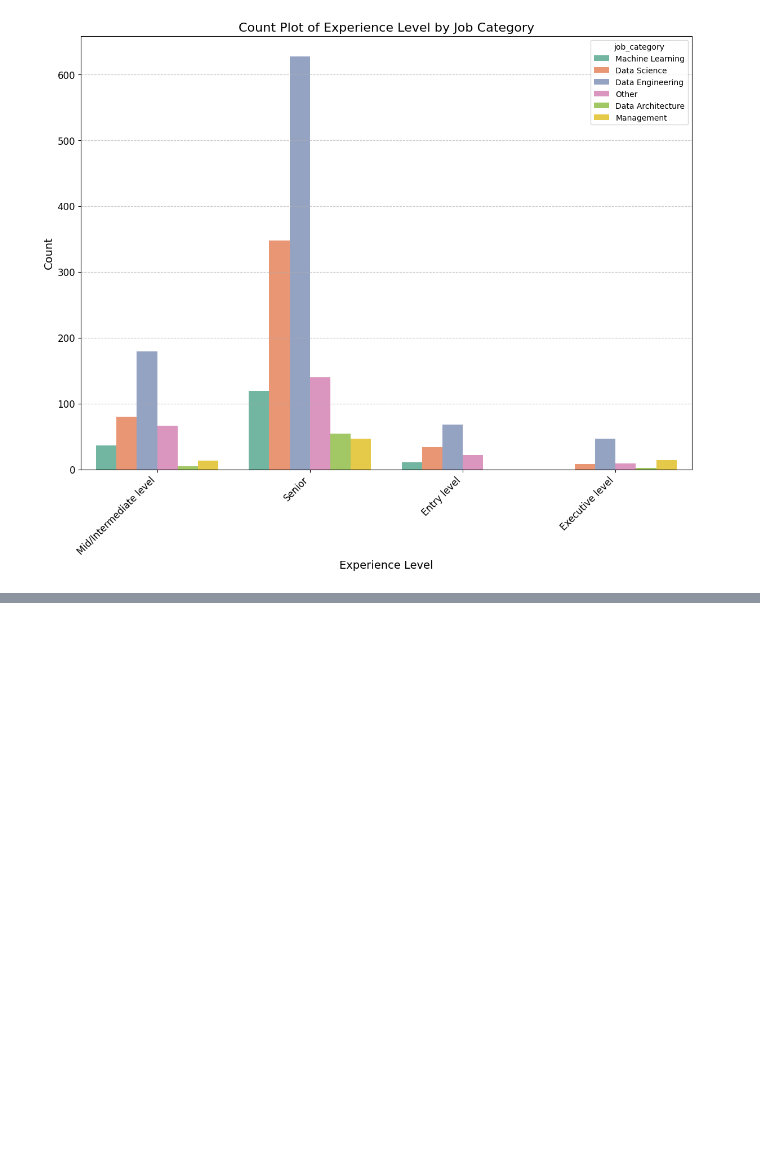
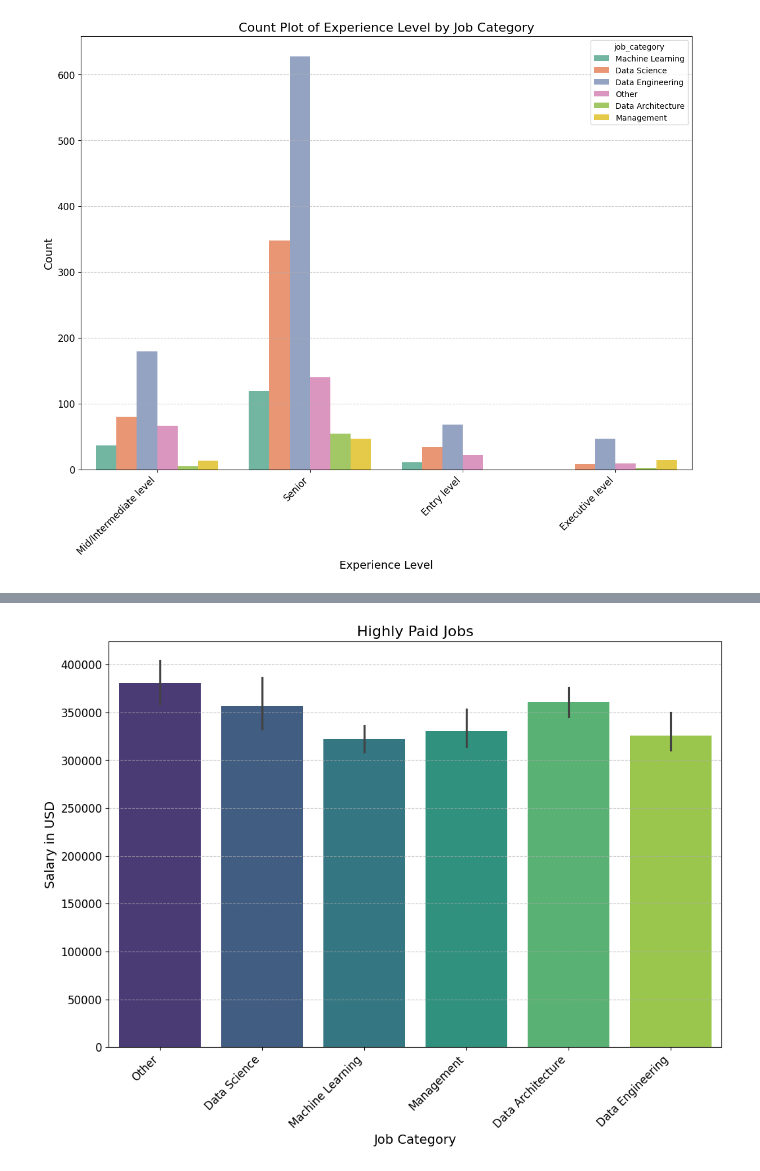
Before and after one commit to Raju-jrDev/Data-Science-job-analysis, a Jupyter notebook: main.ipynb, the cells around one changed output, grey strips where cells are left out. Cells and saved outputs as stored; diff of their text form; code cells hidden in the pictures; blank space fills up the shorter version.

```diff
--- a/main.ipynb
+++ b/main.ipynb
@@ -309,0 +332,23 @@ plt.show()
+# %%
+highly_paid_jobs = df[df['salary_in_usd'] > 300000]
+
+plt.figure(figsize=(12, 8))
+# Create a bar plot for highly paid jobs
+sns.barplot(data=highly_paid_jobs, x='job_category', y='salary_in_usd', palette='viridis' , hue='job_category' , legend=False)
+
+# Add titles and labels
+plt.title('Highly Paid Jobs', fontsize=16)
+plt.xlabel('Job Category', fontsize=14)
+plt.ylabel('Salary in USD', fontsize=14)
+
+# Rotate x-axis labels for better readability
+plt.xticks(rotation=45, ha='right', fontsize=12)
+plt.yticks(fontsize=12)
+
+# Add gridlines for better readability
+plt.grid(axis='y', linestyle='--', alpha=0.7)
+
+# Show the plot
+plt.show()
+# %% [output]
+[figure, added]
```
Also changed, not shown: parts of 5 cells of this notebook.
